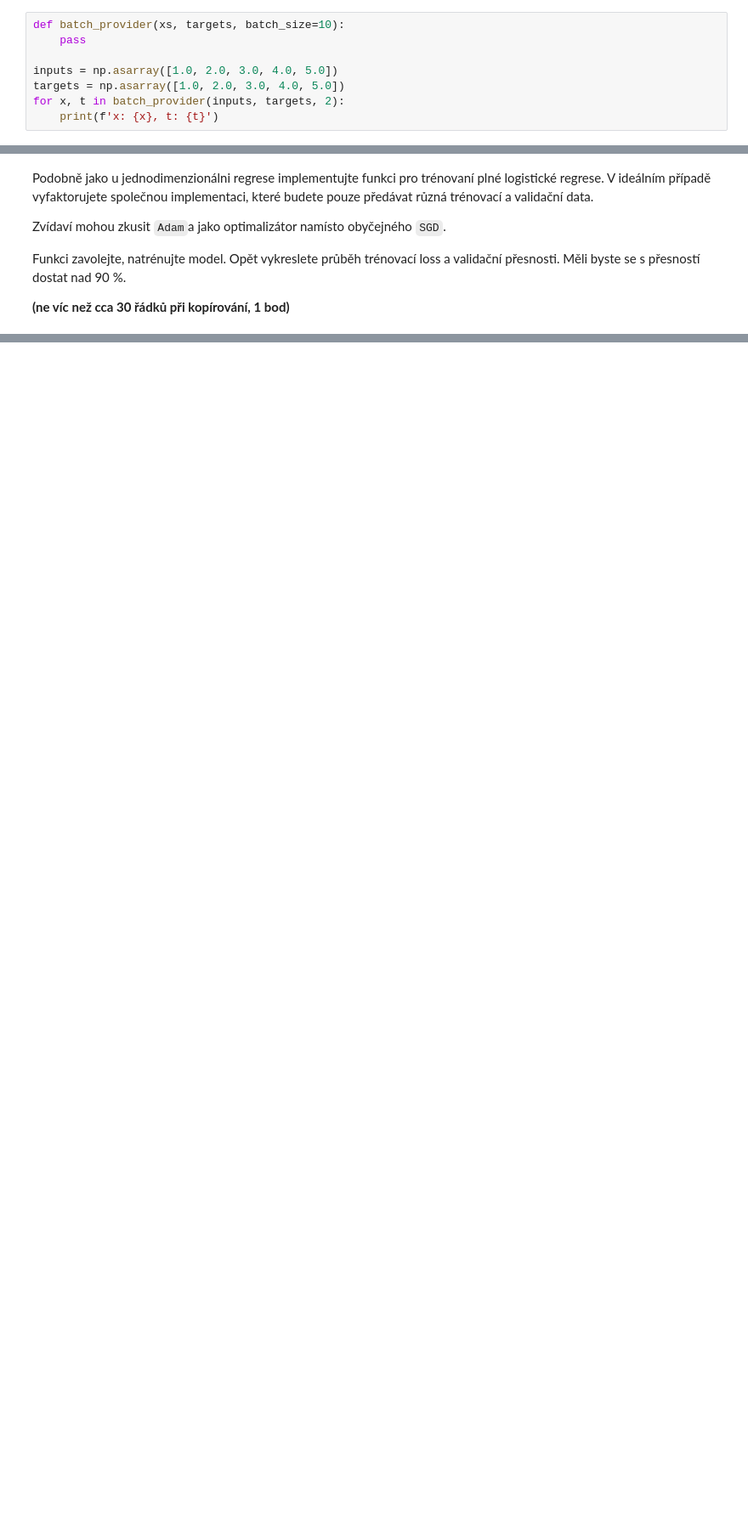
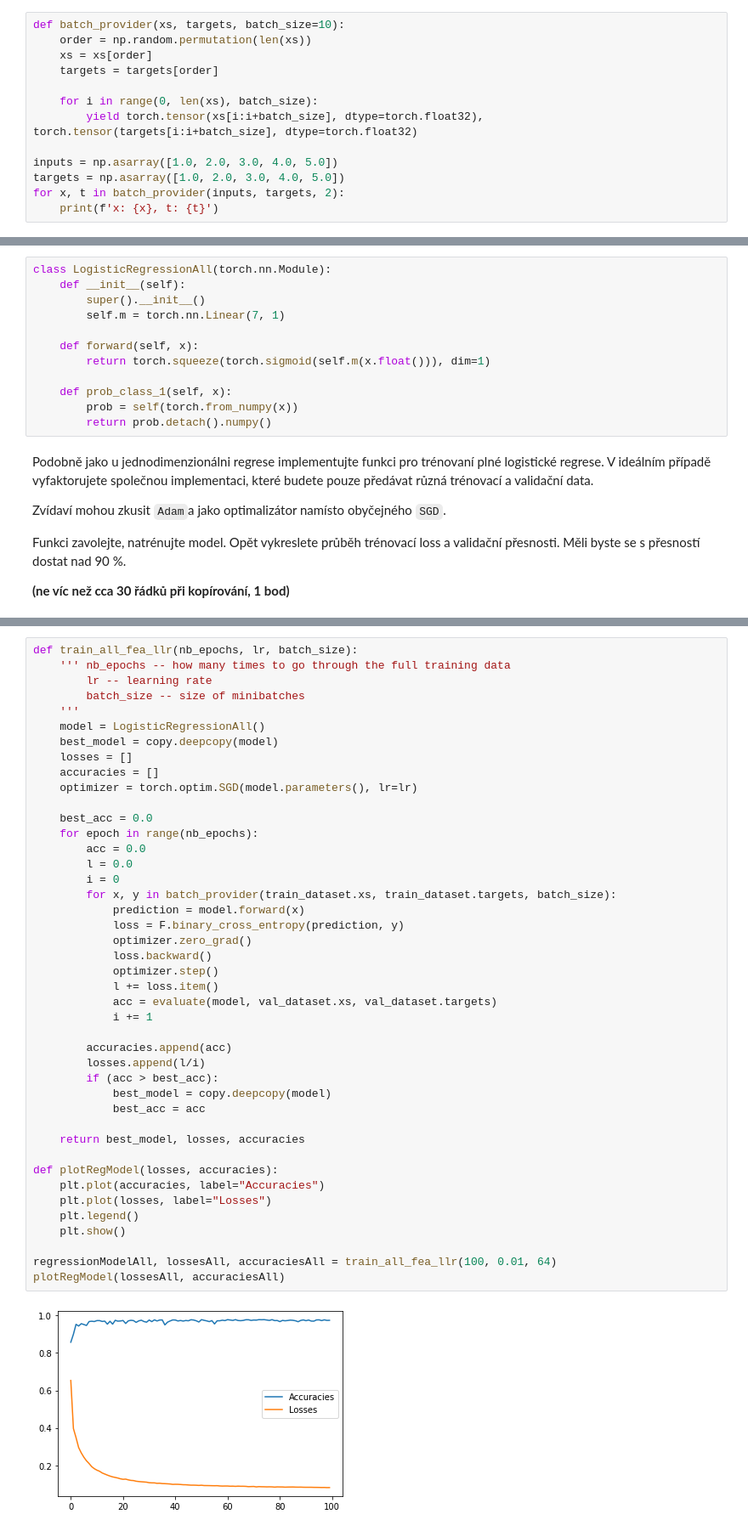
Before and after one commit to Izuwei/fit-vut, a Jupyter notebook: 1MIT/SUI/DU/zadani.ipynb, the cells around one changed output, grey strips where cells are left out. Shown at 85% size. Drawn from its saved outputs; the diff is of its cells as text; blank space fills up the shorter version.

```diff
--- a/1MIT/SUI/DU/zadani.ipynb
+++ b/1MIT/SUI/DU/zadani.ipynb
@@ -239,7 +239,12 @@ Připravený kód funkci použije na konstrukci tří minibatchí pro trénován
 **(6 řádků, 2 body)**
 # %%
 def batch_provider(xs, targets, batch_size=10):
-    pass
+    order = np.random.permutation(len(xs))
+    xs = xs[order]
+    targets = targets[order]
+
+    for i in range(0, len(xs), batch_size):
+        yield torch.tensor(xs[i:i+batch_size], dtype=torch.float32), torch.tensor(targets[i:i+batch_size], dtype=torch.float32)
 
 inputs = np.asarray([1.0, 2.0, 3.0, 4.0, 5.0])
 targets = np.asarray([1.0, 2.0, 3.0, 4.0, 5.0])
@@ -300,3 +345,15 @@ pass
+# %%
+class LogisticRegressionAll(torch.nn.Module):
+    def __init__(self):
+        super().__init__()
+        self.m = torch.nn.Linear(7, 1)
+
+    def forward(self, x):
+        return torch.squeeze(torch.sigmoid(self.m(x.float())), dim=1)
+
+    def prob_class_1(self, x):
+        prob = self(torch.from_numpy(x))
+        return prob.detach().numpy()
 # %% [markdown]
 Podobně jako u jednodimenzionálni regrese implementujte funkci pro trénovaní plné logistické regrese.
 V ideálním případě vyfaktorujete společnou implementaci, které budete pouze předávat různá trénovací a validační data.
@@ -313,3 +368,48 @@ pass
+# %%
+def train_all_fea_llr(nb_epochs, lr, batch_size):
+    ''' nb_epochs -- how many times to go through the full training data
+        lr -- learning rate
+        batch_size -- size of minibatches
+    '''
+    model = LogisticRegressionAll()
+    best_model = copy.deepcopy(model)
+    losses = []
+    accuracies = []
+    optimizer = torch.optim.SGD(model.parameters(), lr=lr)
+
+    best_acc = 0.0
+    for epoch in range(nb_epochs):
+        acc = 0.0
+        l = 0.0
+        i = 0
+        for x, y in batch_provider(train_dataset.xs, train_dataset.targets, batch_size):
+            prediction = model.forward(x)
+            loss = F.binary_cross_entropy(prediction, y)
+            optimizer.zero_grad()
+            loss.backward()
+            optimizer.step()
+            l += loss.item()
+            acc = evaluate(model, val_dataset.xs, val_dataset.targets)
+            i += 1
+
+        accuracies.append(acc)
+        losses.append(l/i)
+        if (acc > best_acc):
+            best_model = copy.deepcopy(model)
+            best_acc = acc
+
+    return best_model, losses, accuracies
+
+def plotRegModel(losses, accuracies):
+    plt.plot(accuracies, label="Accuracies")
+    plt.plot(losses, label="Losses")
+    plt.legend()
+    plt.show()
+
+regressionModelAll, lossesAll, accuraciesAll = train_all_fea_llr(100, 0.01, 64)
+plotRegModel(lossesAll, accuraciesAll)
+# %% [output]
+[figure, added]
 # %% [markdown]
 # Závěrem
 Konečně vyhodnoťte všech pět vytvořených klasifikátorů na testovacích datech. Stačí doplnit jejich názvy a předat jim příznaky, na které jsou zvyklé.
```
Also changed, not shown: parts of 11 cells of this notebook.
